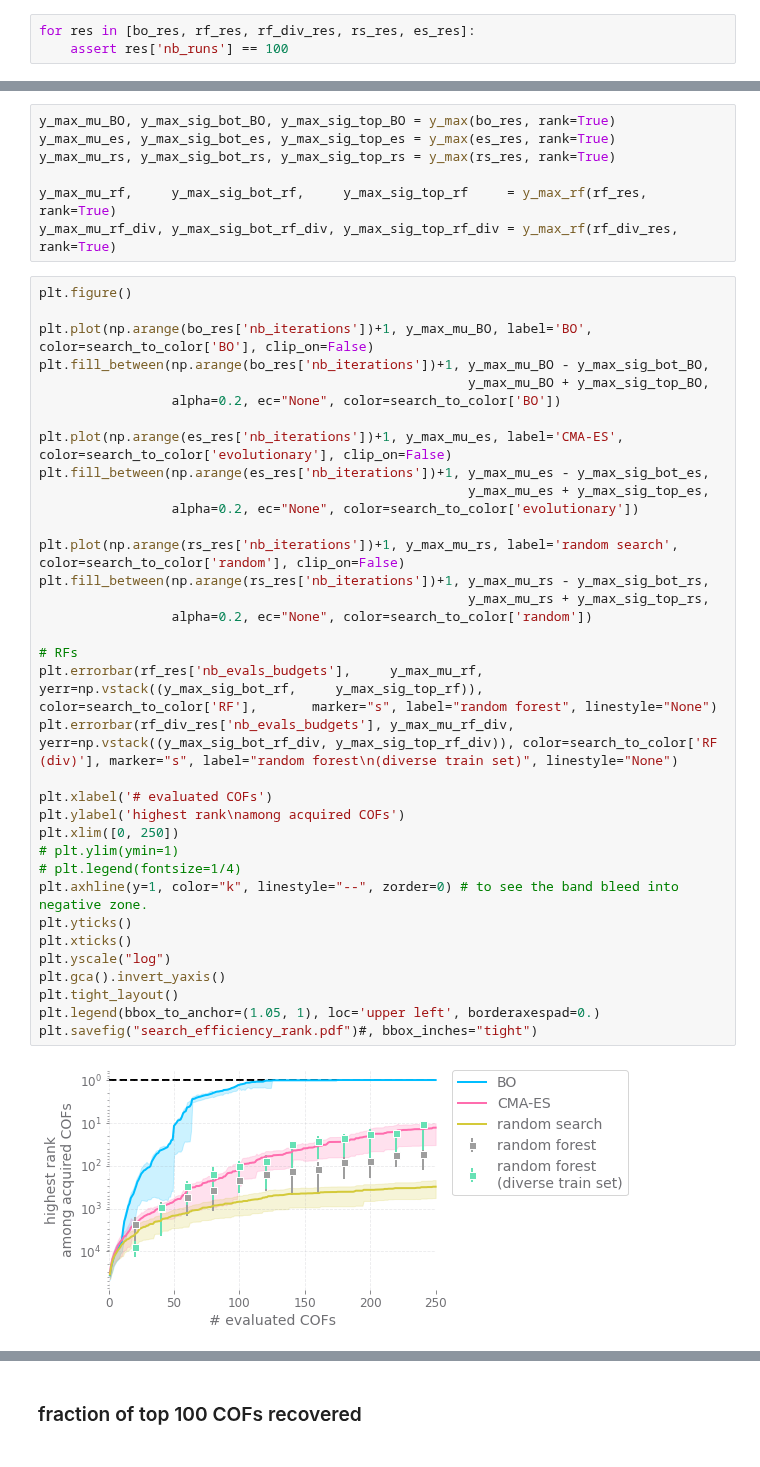
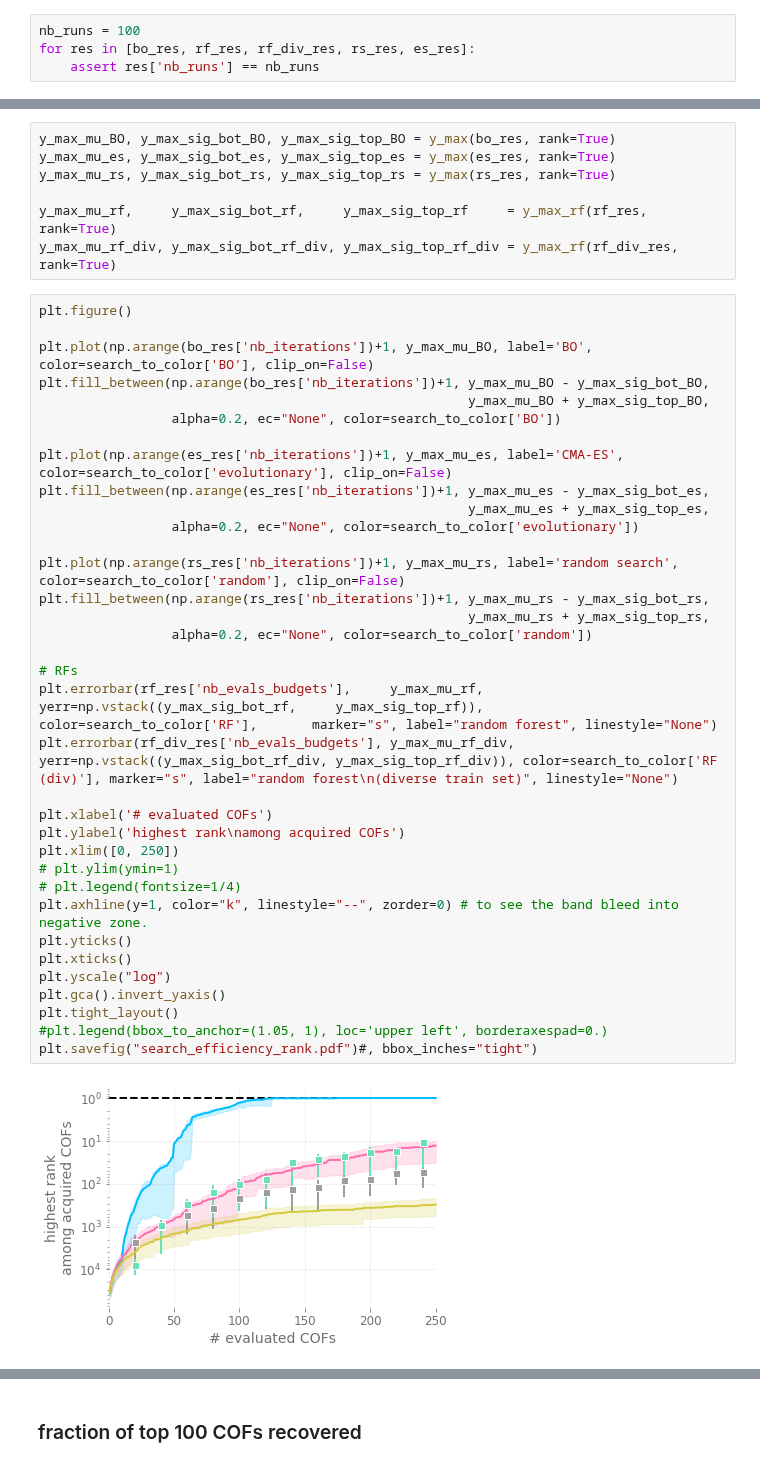
Before and after one commit to aryandeshwal/BO_of_COFs, a Jupyter notebook: new/viz.ipynb, the cells around one changed output, grey strips where cells are left out. Saved outputs shown, nothing was run; the diff lists cells and outputs as text.

```diff
--- a/new/viz.ipynb
+++ b/new/viz.ipynb
@@ -64,8 +64,9 @@ rf_div_res = pickle.load(open('rf_div_results.pkl', 'rb'))
 rs_res     = pickle.load(open('rs_results.pkl', 'rb'))
 es_res     = pickle.load(open('es_results.pkl', 'rb'))
 # %%
+nb_runs = 100
 for res in [bo_res, rf_res, rf_div_res, rs_res, es_res]:
-    assert res['nb_runs'] == 100
+    assert res['nb_runs'] == nb_runs
 # %% [markdown]
 # PCA and viz of acquisition of BO
 # %%
@@ -229,32 +230,32 @@ plt.fill_between(np.arange(bo_res['nb_iterations'])+1, y_max_mu_BO - y_max_sig_b
                                                        y_max_mu_BO + y_max_sig_top_BO,
                  alpha=0.2, ec="None", color=search_to_color['BO'])
 
 plt.plot(np.arange(es_res['nb_iterations'])+1, y_max_mu_es, label='CMA-ES', color=search_to_color['evolutionary'], clip_on=False)
 plt.fill_between(np.arange(es_res['nb_iterations'])+1, y_max_mu_es - y_max_sig_bot_es,
                                                        y_max_mu_es + y_max_sig_top_es,
                  alpha=0.2, ec="None", color=search_to_color['evolutionary'])
 
 plt.plot(np.arange(rs_res['nb_iterations'])+1, y_max_mu_rs, label='random search', color=search_to_color['random'], clip_on=False)
 plt.fill_between(np.arange(rs_res['nb_iterations'])+1, y_max_mu_rs - y_max_sig_bot_rs,
                                                        y_max_mu_rs + y_max_sig_top_rs,
                  alpha=0.2, ec="None", color=search_to_color['random'])
 
 # RFs
 plt.errorbar(rf_res['nb_evals_budgets'],     y_max_mu_rf,     yerr=np.vstack((y_max_sig_bot_rf,     y_max_sig_top_rf)),     color=search_to_color['RF'],       marker="s", label="random forest", linestyle="None")
 plt.errorbar(rf_div_res['nb_evals_budgets'], y_max_mu_rf_div, yerr=np.vstack((y_max_sig_bot_rf_div, y_max_sig_top_rf_div)), color=search_to_color['RF (div)'], marker="s", label="random forest\n(diverse train set)", linestyle="None")
 
 plt.xlabel('# evaluated COFs')
 plt.ylabel('highest rank\namong acquired COFs')
 plt.xlim([0, 250])
 # plt.ylim(ymin=1)
 # plt.legend(fontsize=1/4)
 plt.axhline(y=1, color="k", linestyle="--", zorder=0) # to see the band bleed into negative zone.
 plt.yticks()
 plt.xticks()
 plt.yscale("log")
 plt.gca().invert_yaxis()
 plt.tight_layout()
-plt.legend(bbox_to_anchor=(1.05, 1), loc='upper left', borderaxespad=0.)
+#plt.legend(bbox_to_anchor=(1.05, 1), loc='upper left', borderaxespad=0.)
 plt.savefig("search_efficiency_rank.pdf")#, bbox_inches="tight")
 # %% [output]
-[figure, old version]
+[figure, new version]
```
Also changed, not shown: parts of 5 cells of this notebook, 1 other file.
